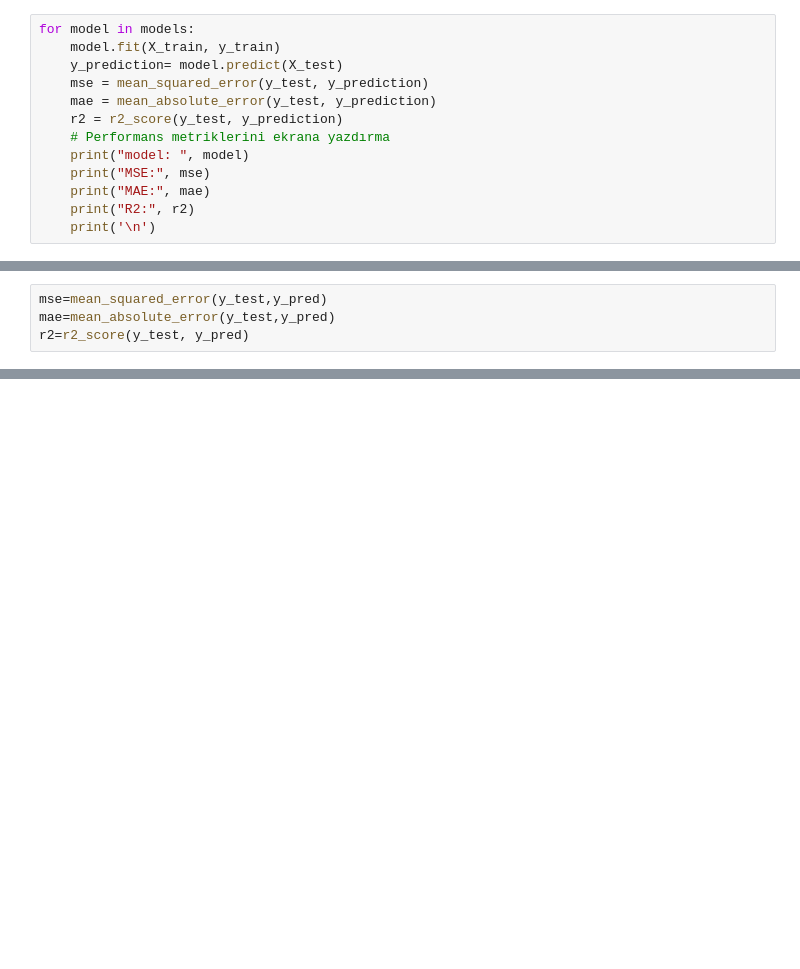
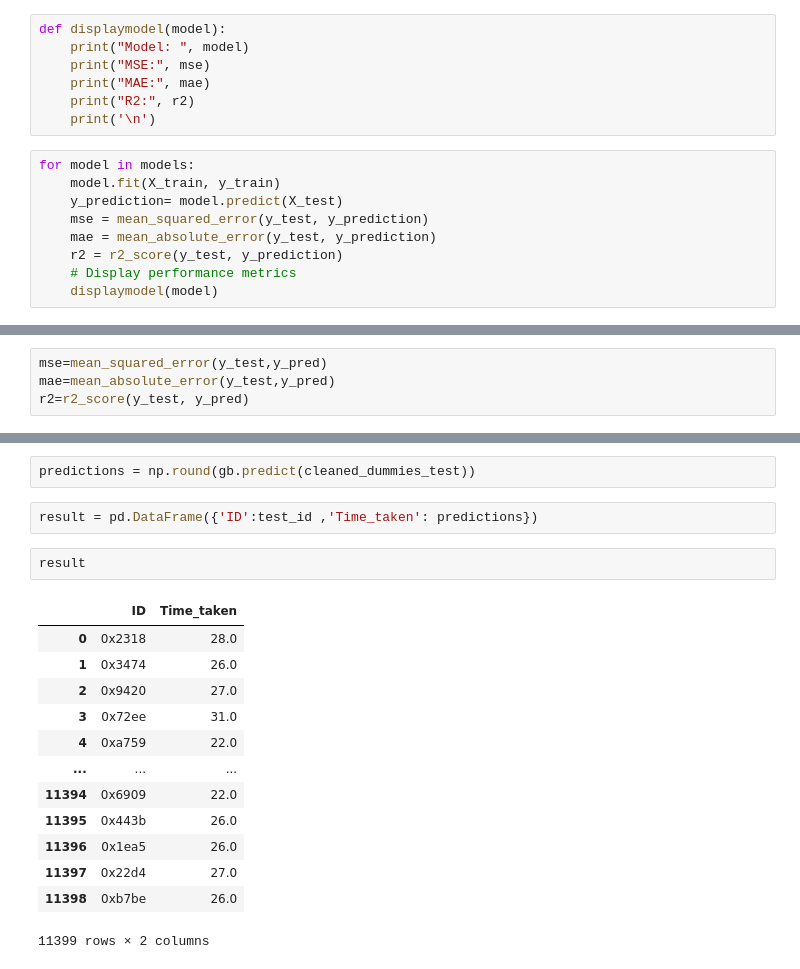
Before and after one commit to sevvalozgerr/Food-Delivery-Time-Prediction, a Jupyter notebook: fooddeliveryTime.ipynb, the cells around one changed output, grey strips where cells are left out. Cells and saved outputs as stored; diff of their text form; blank space fills up the shorter version.

Commit message:
update model

```diff
--- a/fooddeliveryTime.ipynb
+++ b/fooddeliveryTime.ipynb
@@ -162,6 +185,13 @@ dtreg= DecisionTreeRegressor()
 models.append(dtreg)
 gbreg = GradientBoostingRegressor()
 models.append(gbreg)
+# %%
+def displaymodel(model):
+    print("Model: ", model)
+    print("MSE:", mse)
+    print("MAE:", mae)
+    print("R2:", r2)
+    print('\n')
 # %%
 for model in models:
     model.fit(X_train, y_train)
@@ -169,10 +199,6 @@ for model in models:
     mse = mean_squared_error(y_test, y_prediction)
     mae = mean_absolute_error(y_test, y_prediction)
     r2 = r2_score(y_test, y_prediction)
-    # Performans metriklerini ekrana yazdırma
-    print("model: ", model)
-    print("MSE:", mse)
-    print("MAE:", mae)
-    print("R2:", r2)
-    print('\n')
+    # Display performance metrics
+    displaymodel(model)
 # %% [output]
@@ -302,0 +321,20 @@ R2:  0.633794634301081
+# %%
+predictions = np.round(gb.predict(cleaned_dummies_test))
+# %%
+result = pd.DataFrame({'ID':test_id ,'Time_taken': predictions})
+# %%
+result
+# %% [output]
+|  | ID | Time_taken |
+| 0 | 0x2318 | 28.0 |
+| 1 | 0x3474 | 26.0 |
+| 2 | 0x9420 | 27.0 |
+| 3 | 0x72ee | 31.0 |
+| 4 | 0xa759 | 22.0 |
+| ... | ... | ... |
+| 11394 | 0x6909 | 22.0 |
+| 11395 | 0x443b | 26.0 |
+| 11396 | 0x1ea5 | 26.0 |
+| 11397 | 0x22d4 | 27.0 |
+| 11398 | 0xb7be | 26.0 |
+11399 rows × 2 columns
```
Also changed, not shown: parts of 36 cells of this notebook.
